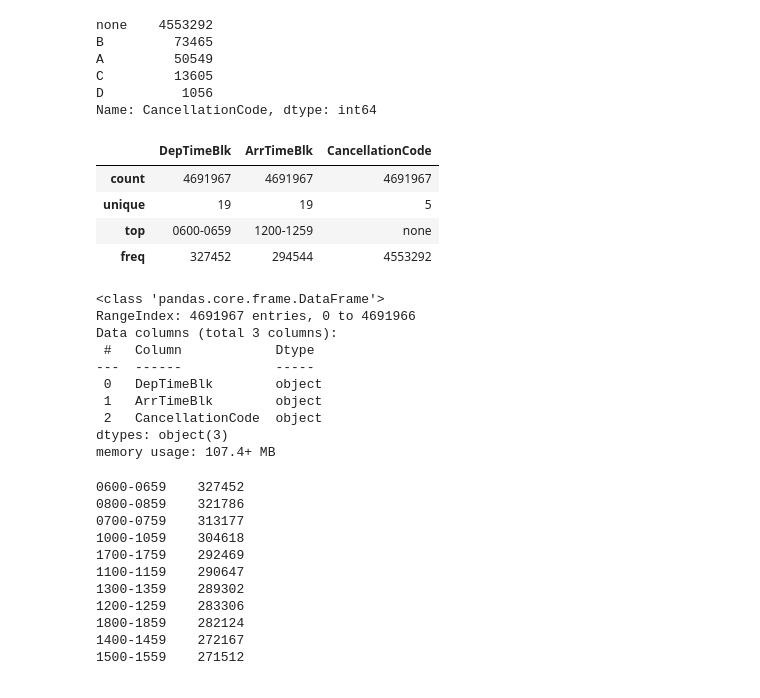
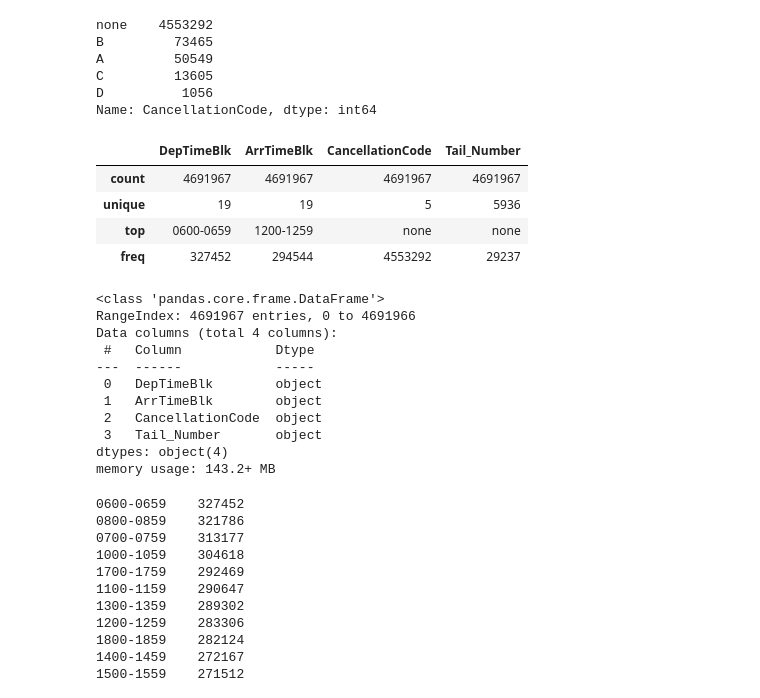
Before and after one commit to georgetown-analytics/team-3, a Jupyter notebook: flight_model/notebooks/EDA/eda1_flight_data.ipynb, the cells around one changed output. Drawn from its saved outputs; the diff is of its cells as text; code cells hidden in the pictures.

```diff
--- a/flight_model/notebooks/EDA/eda1_flight_data.ipynb
+++ b/flight_model/notebooks/EDA/eda1_flight_data.ipynb
@@ -80,8 +80,8 @@ SELECTED_COLUMNS = [
     'Operating_Airline',
     # 'DOT_ID_Operating_Airline',
     # 'IATA_Code_Operating_Airline',
-    # 'Tail_Number',
-    # 'Flight_Number_Operating_Airline',
+    'Tail_Number',
+    'Flight_Number_Operating_Airline',
     'OriginAirportID',
     # 'OriginAirportSeqID',
     # 'OriginCityMarketID',
@@ -522,7 +543,7 @@ dtype: object
 # %%
 # convert int64 to int16 type to save some space
 
-int64_cols = ["OriginAirportID","DestAirportID","CRSDepTime", "CRSArrTime", "DistanceGroup"]
+int64_cols = ["OriginAirportID","DestAirportID","CRSDepTime", "CRSArrTime", "DistanceGroup", "Flight_Number_Operating_Airline"]
 
 for col in int64_cols:
     df_flights_2022[col]= df_flights_2022[col].astype("int16")
@@ -616,30 +638,33 @@ A         50549
 C         13605
 D          1056
 Name: CancellationCode, dtype: int64
+# %%
+df_flights_2022["Tail_Number"] = df_flights_2022["Tail_Number"].fillna("none")
 # %%
 # lets check now to confirm no missing values
-object_cols = ["DepTimeBlk", "ArrTimeBlk", "CancellationCode"]
+object_cols = ["DepTimeBlk", "ArrTimeBlk", "CancellationCode", "Tail_Number"]
 
 df_flights_2022[object_cols].describe()
 # %% [output]
-|  | DepTimeBlk | ArrTimeBlk | CancellationCode |
-| count | 4691967 | 4691967 | 4691967 |
-| unique | 19 | 19 | 5 |
-| top | 0600-0659 | 1200-1259 | none |
-| freq | 327452 | 294544 | 4553292 |
+|  | DepTimeBlk | ArrTimeBlk | CancellationCode | Tail_Number |
+| count | 4691967 | 4691967 | 4691967 | 4691967 |
+| unique | 19 | 19 | 5 | 5936 |
+| top | 0600-0659 | 1200-1259 | none | none |
+| freq | 327452 | 294544 | 4553292 | 29237 |
 # %%
 df_flights_2022[object_cols].info()
 # %% [output]
 <class 'pandas.core.frame.DataFrame'>
 RangeIndex: 4691967 entries, 0 to 4691966
-Data columns (total 3 columns):
+Data columns (total 4 columns):
  #   Column            Dtype
 ---  ------            -----
  0   DepTimeBlk        object
  1   ArrTimeBlk        object
  2   CancellationCode  object
-dtypes: object(3)
-memory usage: 107.4+ MB
+ 3   Tail_Number       object
+dtypes: object(4)
+memory usage: 143.2+ MB
 # %%
 df_flights_2022["DepTimeBlk"].value_counts(dropna=False)
 # %% [output]
```
Also changed, not shown: parts of 31 cells of this notebook, 2 other files.
